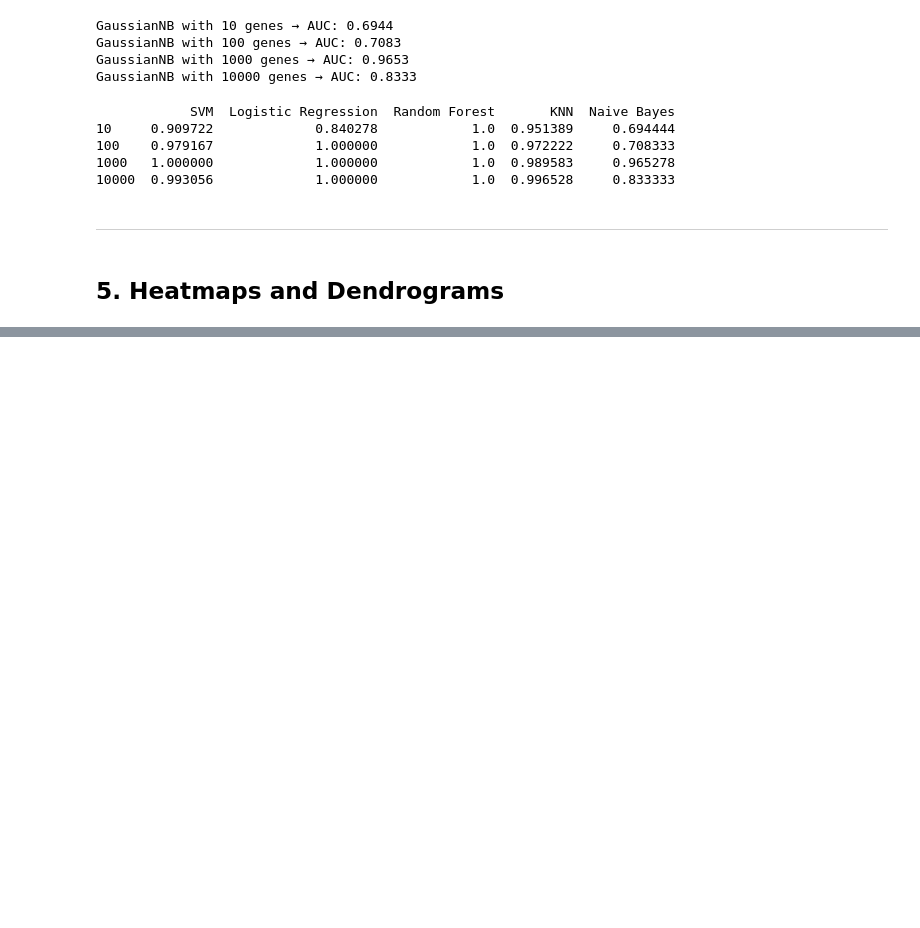
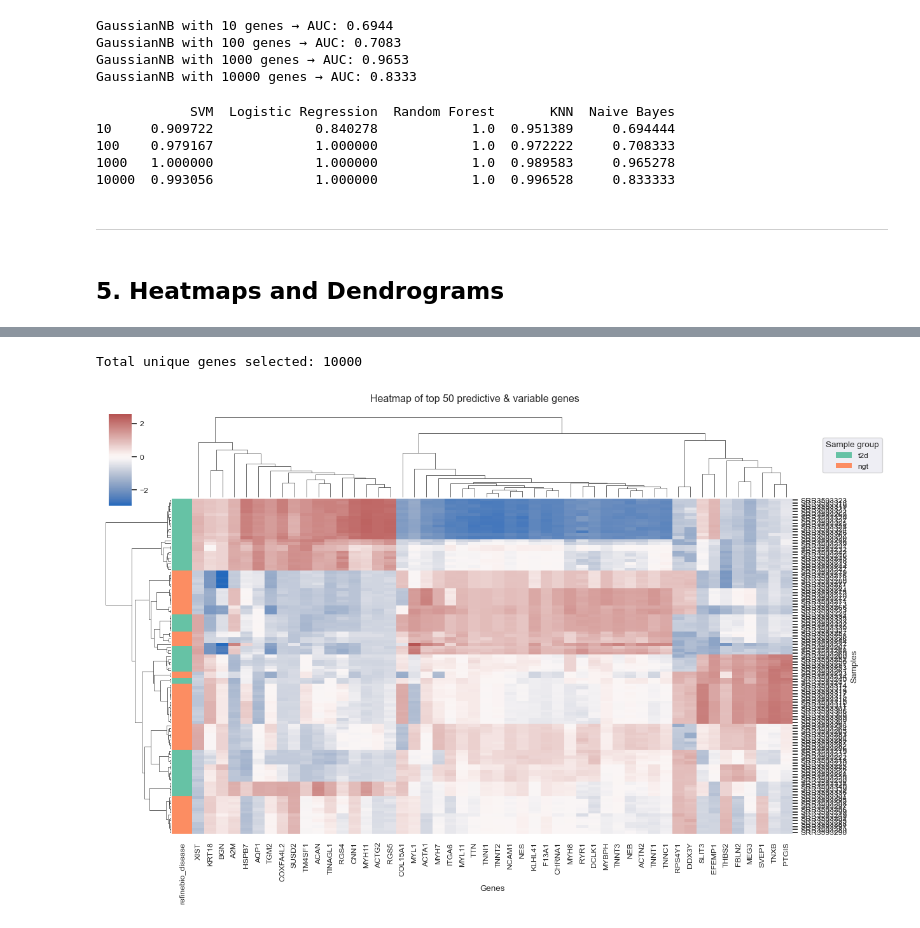
Before and after one commit to danielgeorge922/cgs4144_project, a Jupyter notebook: assn4/04_supervised_learning.ipynb, the cells around one changed output, grey strips where cells are left out. Cells and saved outputs as stored; diff of their text form; code cells hidden in the pictures; blank space fills up the shorter version.

```diff
--- a/assn4/04_supervised_learning.ipynb
+++ b/assn4/04_supervised_learning.ipynb
@@ -670,0 +671,63 @@ Total unique genes selected: 10000
+# %%
+
+# Combine top predictive genes into a list
+selected_genes = set()
+for n in [10, 100, 1000, 10000]:
+    selected_genes.update(gene_subsets[n].columns.tolist())
+
+selected_genes = list(selected_genes)  # convert set to list
+
+
+# Take top 50 most variable genes among predictive genes
+predictive_expr = expr_log.loc[selected_genes]
+gene_variances = predictive_expr.var(axis=1)
+top_genes = gene_variances.sort_values(ascending=False).head(50).index.tolist()
+
+# Subset expression data
+expr_subset_top = expr_log.loc[top_genes].T  # samples x genes
+expr_subset_top = expr_subset_top.loc[meta.index.intersection(expr_subset_top.index)]
+meta_subset_top = meta.loc[expr_subset_top.index]
+
+# Standardize expression values
+scaler = StandardScaler()
+expr_scaled_top = pd.DataFrame(
+    scaler.fit_transform(expr_subset_top),
+    index=expr_subset_top.index,
+    columns=expr_subset_top.columns
+)
+
+# Sample group annotation
+sample_groups = meta_subset_top[target_col]
+group_palette = sns.color_palette("Set2", n_colors=sample_groups.nunique())
+group_lut = dict(zip(sample_groups.unique(), group_palette))
+row_colors = sample_groups.map(group_lut)
+
+# Plot cleaned heatmap
+sns.set(font_scale=0.8)
+g = sns.clustermap(
+    expr_scaled_top,
+    row_cluster=True,
+    col_cluster=True,
+    row_colors=row_colors,
+    figsize=(12, 8),
+    cmap='vlag',
+    center=0,
+    xticklabels=True,
+    yticklabels=True,
+    dendrogram_ratio=(0.1, 0.2),
+    cbar_pos=(0.02, 0.8, 0.03, 0.18)
+)
+
+# Legend outside
+for label in sample_groups.unique():
+    g.ax_col_dendrogram.bar(0, 0, color=group_lut[label], label=label, linewidth=0)
+g.ax_col_dendrogram.legend(title='Sample group', loc='center', bbox_to_anchor=(1.1, 0.5))
+
+# Labels and title
+g.ax_heatmap.set_xlabel("Genes")
+g.ax_heatmap.set_ylabel("Samples")
+plt.suptitle("Heatmap of top 50 predictive & variable genes", y=1.02)
+plt.show()
+# %% [output]
+Total unique genes selected: 10000
+[figure, added]
```
Also changed, not shown: parts of 1 cell of this notebook.
